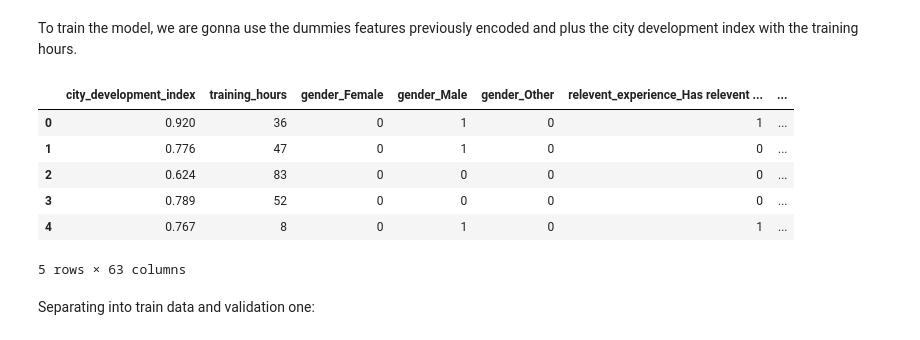
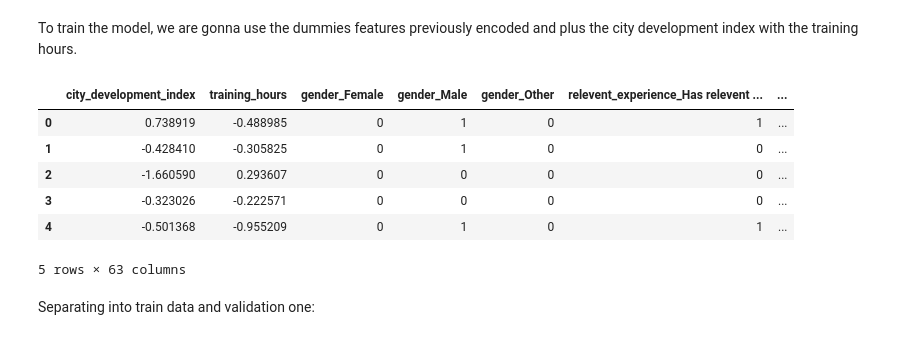
Before and after one commit to ftarantuviez/HR-Analytics-Job-Change-of-Data-Scientists, a Jupyter notebook: HR Analytics - Job Change of Data Scientists.ipynb, the cells around one changed output. Drawn from its saved outputs; the diff is of its cells as text; code cells hidden in the pictures.

```diff
--- a/HR Analytics - Job Change of Data Scientists.ipynb
+++ b/HR Analytics - Job Change of Data Scientists.ipynb
@@ -758,16 +818,18 @@ dummies_df.head()
 # %% [markdown]
 To train the model, we are gonna use the dummies features previously encoded and plus the city development index with the training hours.
 # %%
-X = pd.concat([df_train[["city_development_index", "training_hours"]], dummies_df], axis=1)
+features_to_std = ["city_development_index", "training_hours"]
+std_features = pd.DataFrame(StandardScaler().fit_transform(df_train[features_to_std]), columns=features_to_std)
+X = pd.concat([std_features, dummies_df], axis=1)
 Y = df_train.target
 X.head()
 # %% [output]
 |  | city_development_index | training_hours | gender_Female | gender_Male | gender_Other | relevent_experience_Has relevent ... | ... |
-| 0 | 0.920 | 36 | 0 | 1 | 0 | 1 | ... |
-| 1 | 0.776 | 47 | 0 | 1 | 0 | 0 | ... |
-| 2 | 0.624 | 83 | 0 | 0 | 0 | 0 | ... |
-| 3 | 0.789 | 52 | 0 | 0 | 0 | 0 | ... |
-| 4 | 0.767 | 8 | 0 | 1 | 0 | 1 | ... |
+| 0 | 0.738919 | -0.488985 | 0 | 1 | 0 | 1 | ... |
+| 1 | -0.428410 | -0.305825 | 0 | 1 | 0 | 0 | ... |
+| 2 | -1.660590 | 0.293607 | 0 | 0 | 0 | 0 | ... |
+| 3 | -0.323026 | -0.222571 | 0 | 0 | 0 | 0 | ... |
+| 4 | -0.501368 | -0.955209 | 0 | 1 | 0 | 1 | ... |
 5 rows × 63 columns
 # %% [markdown]
 Separating into train data and validation one:
```
Also changed, not shown: parts of 59 cells of this notebook, 2 other files.
